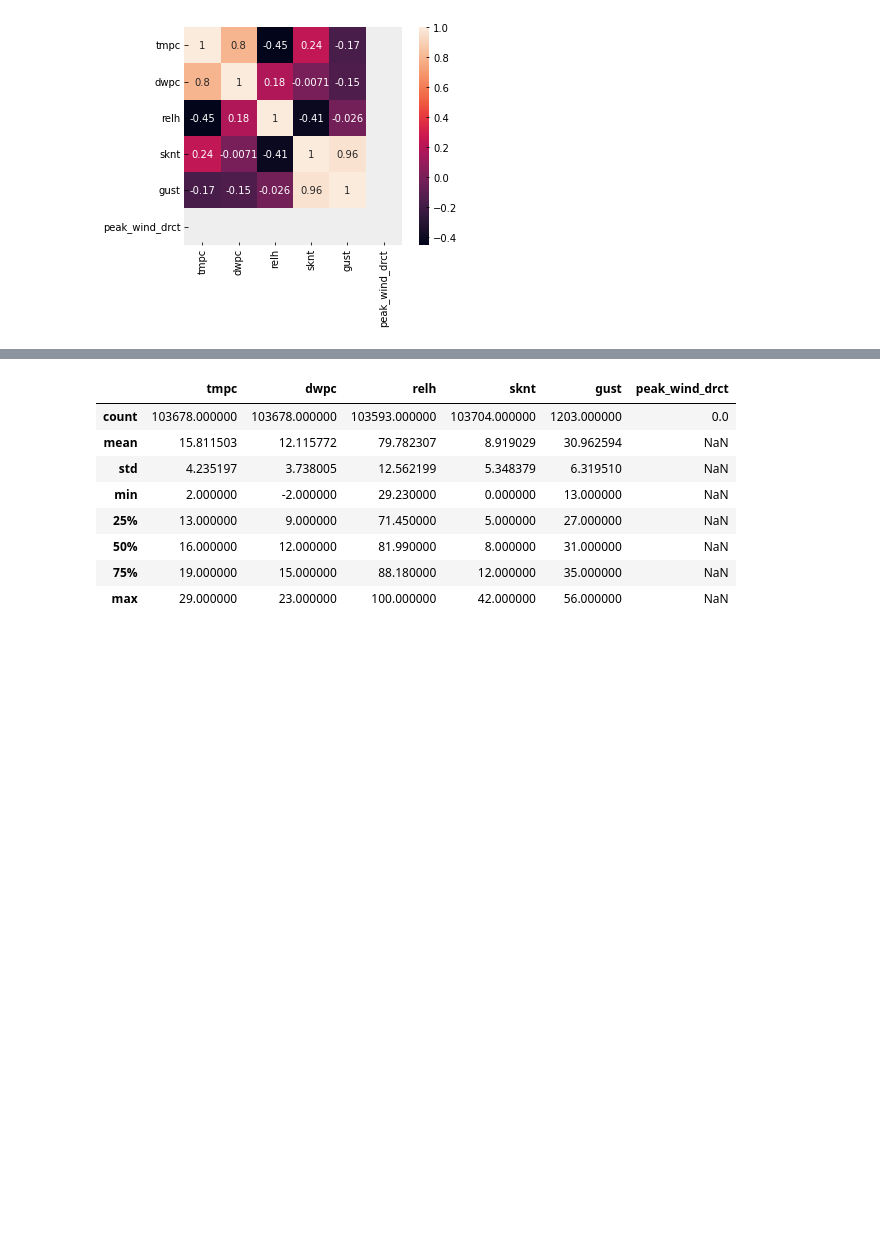
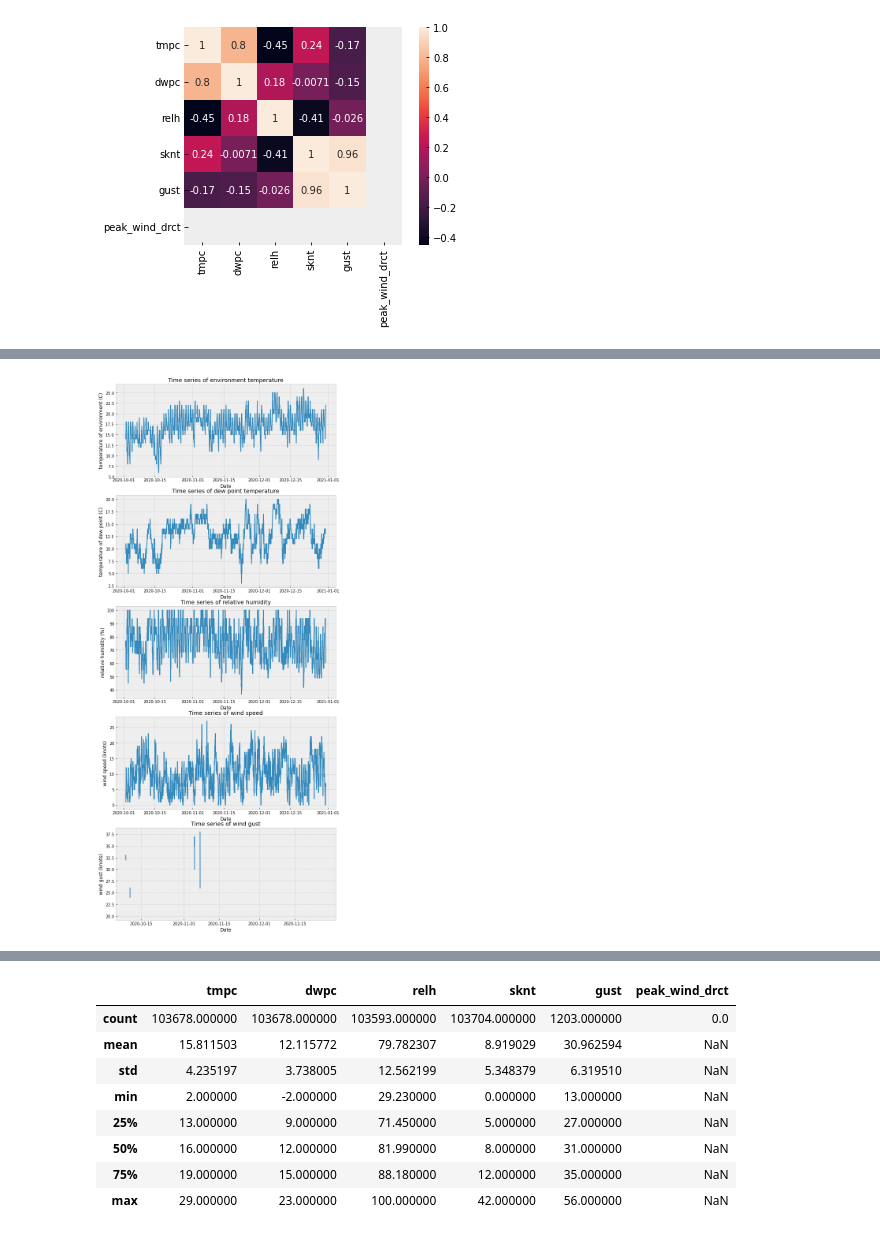
Before and after one commit to aguo921/2022-Phase-2, a Jupyter notebook: 3. Data Science/submission.ipynb, the cells around one changed output, grey strips where cells are left out. Drawn from its saved outputs; the diff is of its cells as text; code cells hidden in the pictures; blank space fills up the shorter version.

```diff
--- a/3. Data Science/submission.ipynb
+++ b/3. Data Science/submission.ipynb
@@ -152,0 +151,5 @@ fig.show()
+# %%
+# time series plots (3 months)
+plot_time_series(dataset, "valid", target_names, features, last_hours=2160)
+# %% [output]
+[figure, added]
```
Also changed, not shown: parts of 26 cells of this notebook.
